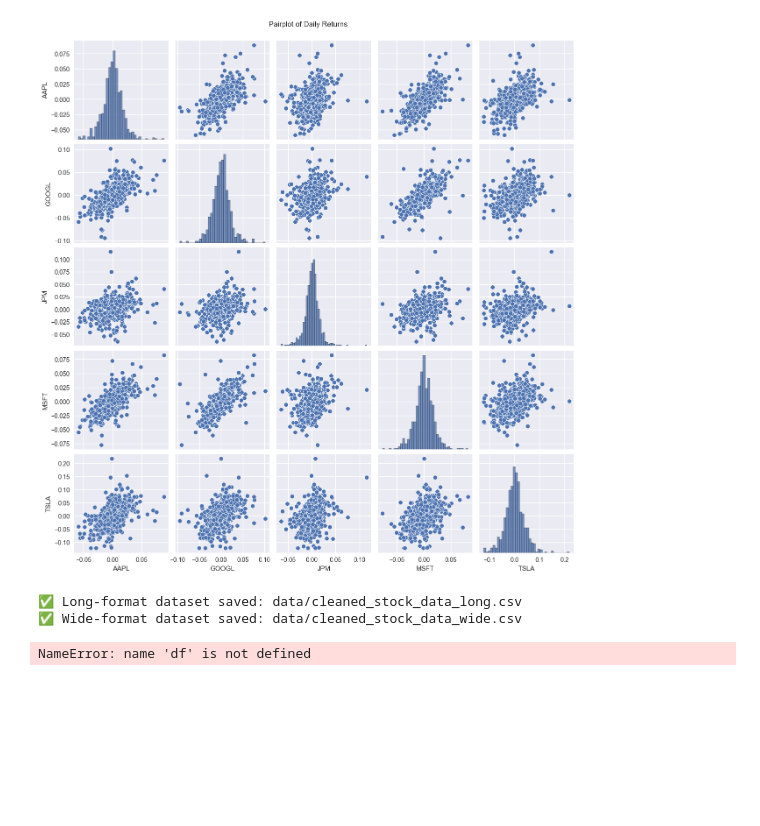
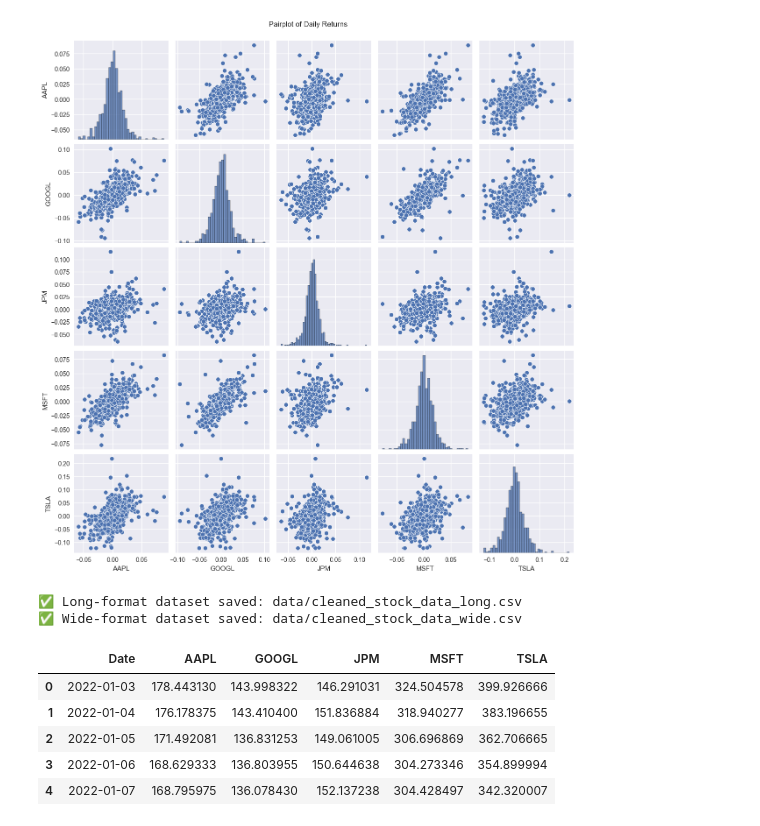
Before and after one commit to bobbob7171/Stock-Market-Trend-Analysis, a Jupyter notebook: EDA.ipynb, the cells around one changed output. Cells and saved outputs as stored; diff of their text form; code cells hidden in the pictures; blank space fills up the shorter version.

```diff
--- a/EDA.ipynb
+++ b/EDA.ipynb
@@ -498,15 +497,8 @@ print(f"✅ Wide-format dataset saved: {CONFIG['output_wide']}")
 ✅ Wide-format dataset saved: data/cleaned_stock_data_wide.csv
 # %%
 # function for making a simple moving function for a selected amount of days
+df = pd.read_csv('data/cleaned_stock_data_wide.csv')
 
-def find_sma(df, window_no):
-    df[f"SMA_{window_no}"] = df['Close'].rolling(window=window_no).mean()
-    return df
-
-# SMA for 30 days
-find_sma(df, 30)
-
-# SMA for 100 days
-find_sma(df, 100)
+def find_sma(df, window_no, stock):
+    sma = df[stock].rolling(window=window_no).mean()
+    return sma
-# %% [output]
-NameError: name 'df' is not defined
@@ -700,0 +505,9 @@ def annotate_profits_interactive(df, dates, prices, sma, save_folder="Graphs", f
+# %%
+df.head()
+# %% [output]
+|  | Date | AAPL | GOOGL | JPM | MSFT | TSLA |
+| 0 | 2022-01-03 | 178.443130 | 143.998322 | 146.291031 | 324.504578 | 399.926666 |
+| 1 | 2022-01-04 | 176.178375 | 143.410400 | 151.836884 | 318.940277 | 383.196655 |
+| 2 | 2022-01-05 | 171.492081 | 136.831253 | 149.061005 | 306.696869 | 362.706665 |
+| 3 | 2022-01-06 | 168.629333 | 136.803955 | 150.644638 | 304.273346 | 354.899994 |
+| 4 | 2022-01-07 | 168.795975 | 136.078430 | 152.137238 | 304.428497 | 342.320007 |
```
Also changed, not shown: parts of 15 cells of this notebook, 6 other files.
